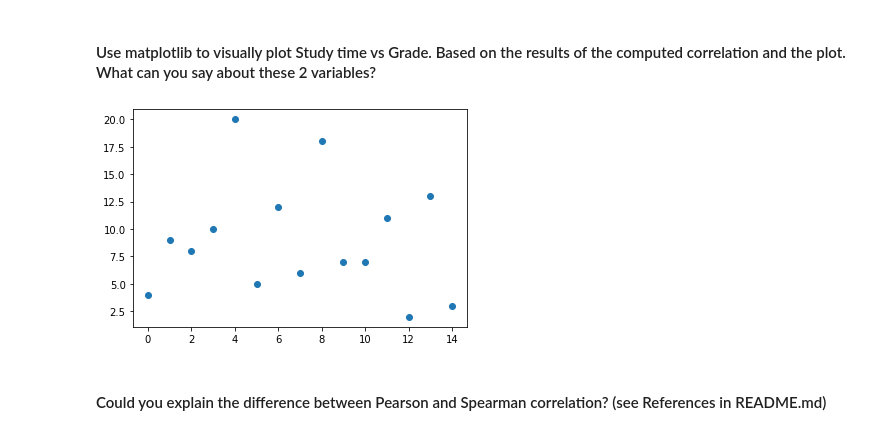
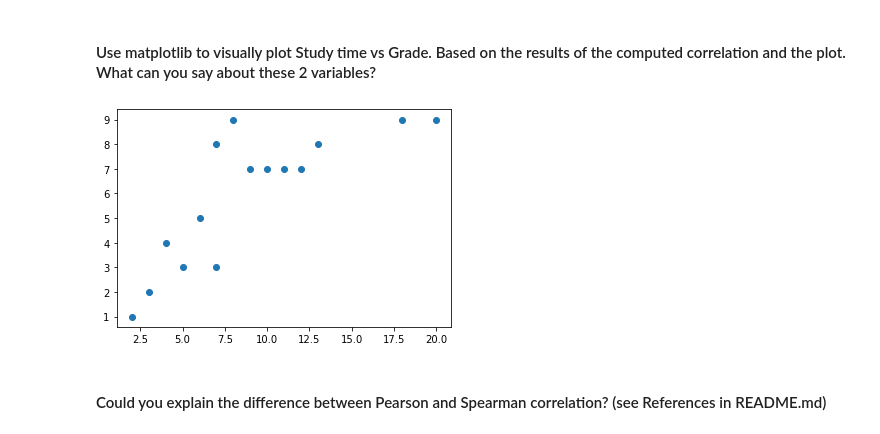
Before and after one commit to ta-data-lis/lab-pivot-table-and-correlation, a Jupyter notebook: your_code/main.ipynb, the cells around one changed output. Drawn from its saved outputs; the diff is of its cells as text; code cells hidden in the pictures.

```diff
--- a/your_code/main.ipynb
+++ b/your_code/main.ipynb
@@ -431,11 +434,11 @@ time_grades[['Study time','Grade']].corr(method='spearman')
 # %%
 # your answer here
 
-plt.scatter(time_grades['Grade'].index, time_grades['Study time'].values)
+plt.scatter(time_grades['Study time'],time_grades['Grade'])
 #plt.xticks(np.arange(0,15))
 plt.show()
 # %% [output]
-[figure, old version]
+[figure, new version]
 # %% [markdown]
 #### Could you explain the difference between Pearson and Spearman correlation? (see References in README.md)
 # %%
```
Also changed, not shown: parts of 2 cells of this notebook.
